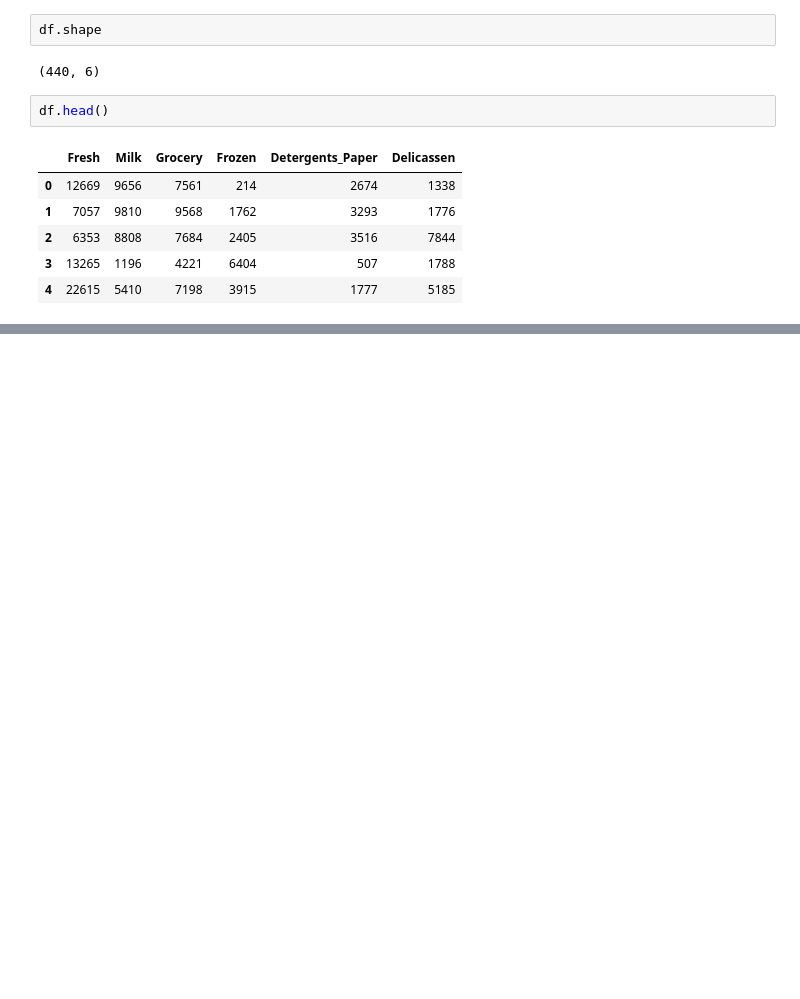
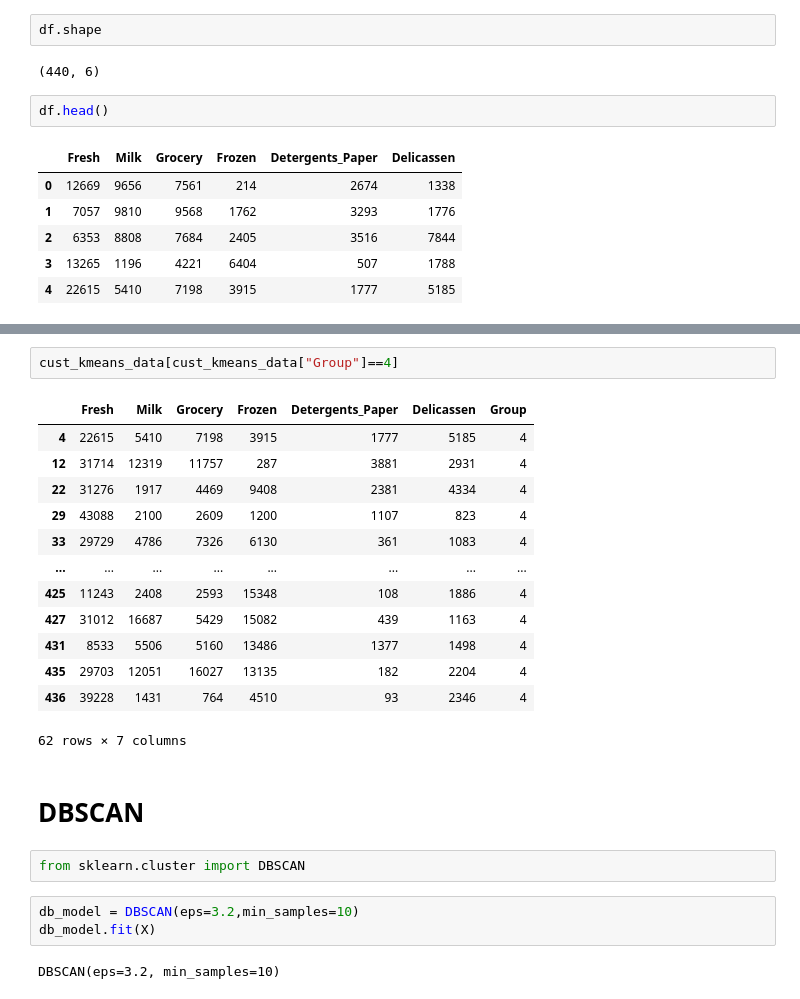
Before and after one commit to Rajeevkavala/Application-Development, a Jupyter notebook: Day-24.ipynb, the cells around one changed output, grey strips where cells are left out. Cells and saved outputs as stored; diff of their text form; blank space fills up the shorter version.

```diff
--- a/Day-24.ipynb
+++ b/Day-24.ipynb
@@ -353,0 +405,25 @@ np.float64(0.3453424633499498)
+# %%
+cust_kmeans_data[cust_kmeans_data["Group"]==4]
+# %% [output]
+|  | Fresh | Milk | Grocery | Frozen | Detergents_Paper | Delicassen | Group |
+| 4 | 22615 | 5410 | 7198 | 3915 | 1777 | 5185 | 4 |
+| 12 | 31714 | 12319 | 11757 | 287 | 3881 | 2931 | 4 |
+| 22 | 31276 | 1917 | 4469 | 9408 | 2381 | 4334 | 4 |
+| 29 | 43088 | 2100 | 2609 | 1200 | 1107 | 823 | 4 |
+| 33 | 29729 | 4786 | 7326 | 6130 | 361 | 1083 | 4 |
+| ... | ... | ... | ... | ... | ... | ... | ... |
+| 425 | 11243 | 2408 | 2593 | 15348 | 108 | 1886 | 4 |
+| 427 | 31012 | 16687 | 5429 | 15082 | 439 | 1163 | 4 |
+| 431 | 8533 | 5506 | 5160 | 13486 | 1377 | 1498 | 4 |
+| 435 | 29703 | 12051 | 16027 | 13135 | 182 | 2204 | 4 |
+| 436 | 39228 | 1431 | 764 | 4510 | 93 | 2346 | 4 |
+62 rows × 7 columns
+# %% [markdown]
+# DBSCAN
+# %%
+from sklearn.cluster import DBSCAN
+# %%
+db_model = DBSCAN(eps=3.2,min_samples=10)
+db_model.fit(X)
+# %% [output]
+DBSCAN(eps=3.2, min_samples=10)
```
Also changed, not shown: parts of 11 cells of this notebook.
